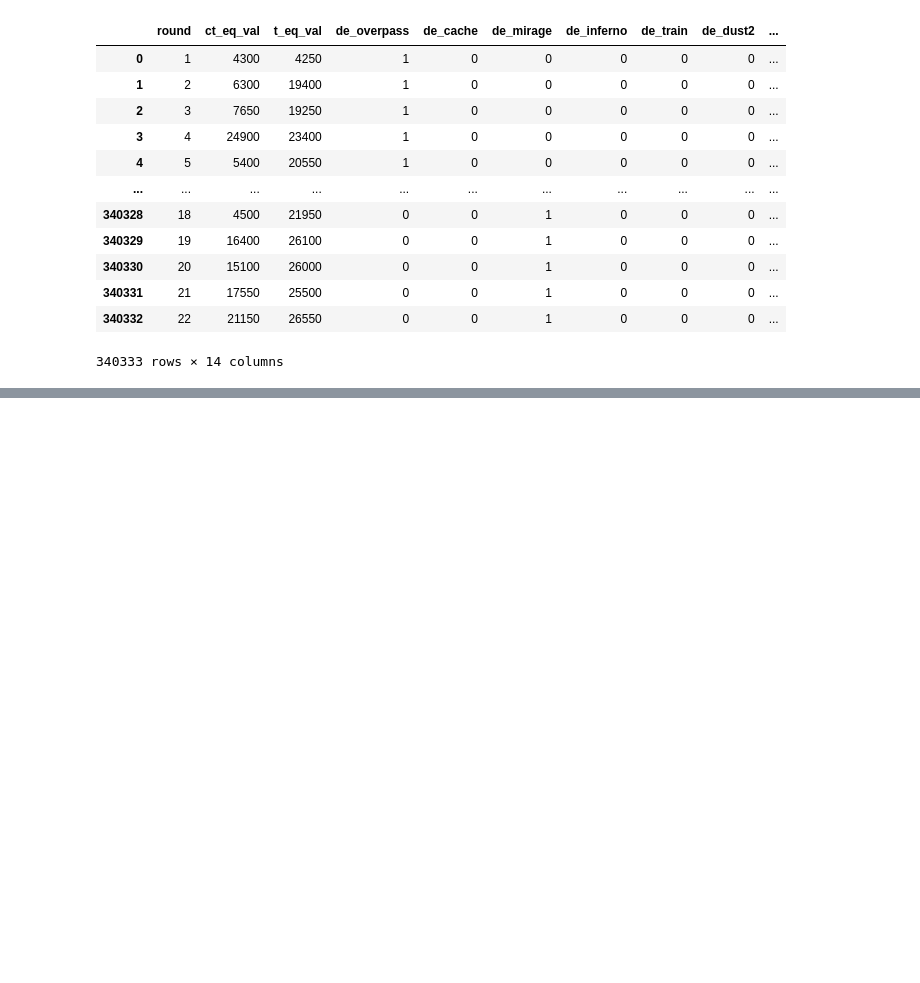
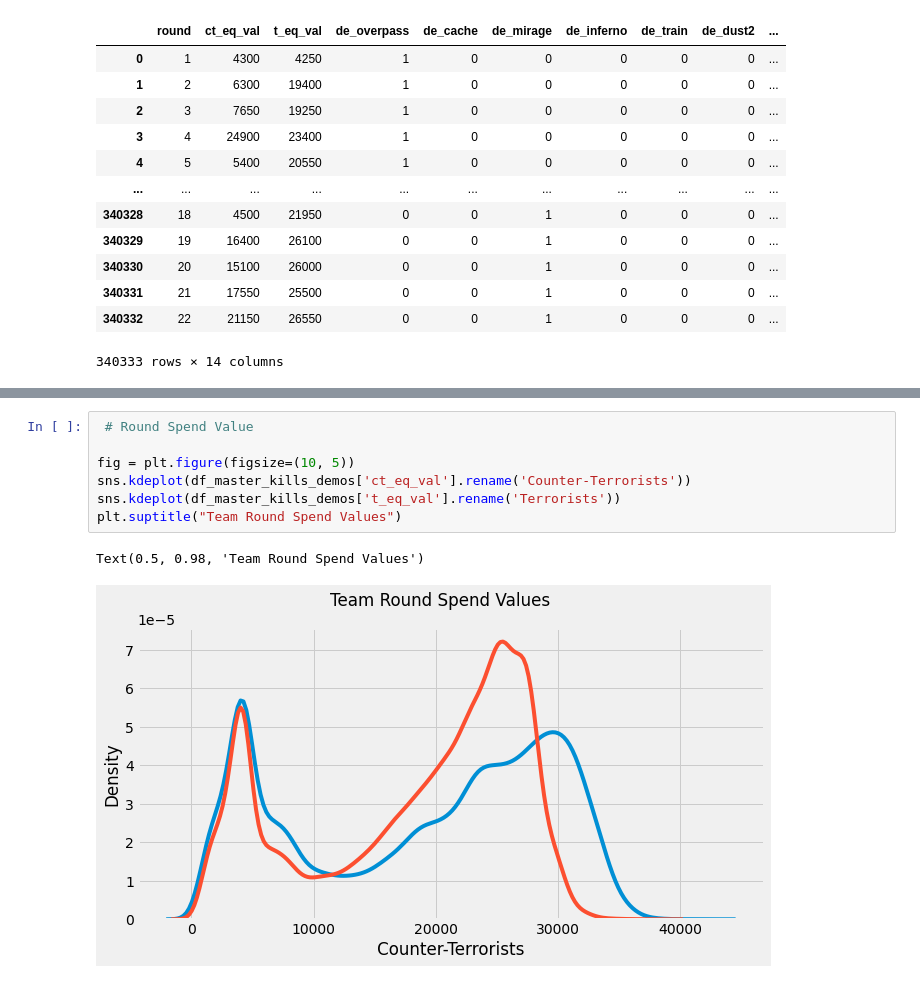
Before and after one commit to gandhimonil9823/CS_GO_Analysis, a Jupyter notebook: CS_GO_Analysis_renaming.ipynb, the cells around one changed output, grey strips where cells are left out. Saved outputs shown, nothing was run; the diff lists cells and outputs as text; blank space fills up the shorter version.

```diff
--- a/CS_GO_Analysis_renaming.ipynb
+++ b/CS_GO_Analysis_renaming.ipynb
@@ -272,0 +302,10 @@ df_preprocessed
+# %%
+ # Round Spend Value
+
+fig = plt.figure(figsize=(10, 5))
+sns.kdeplot(df_master_kills_demos['ct_eq_val'].rename('Counter-Terrorists'))
+sns.kdeplot(df_master_kills_demos['t_eq_val'].rename('Terrorists'))
+plt.suptitle("Team Round Spend Values")
+# %% [output]
+Text(0.5, 0.98, 'Team Round Spend Values')
+[figure, added]
```
Also changed, not shown: parts of 10 cells of this notebook.
